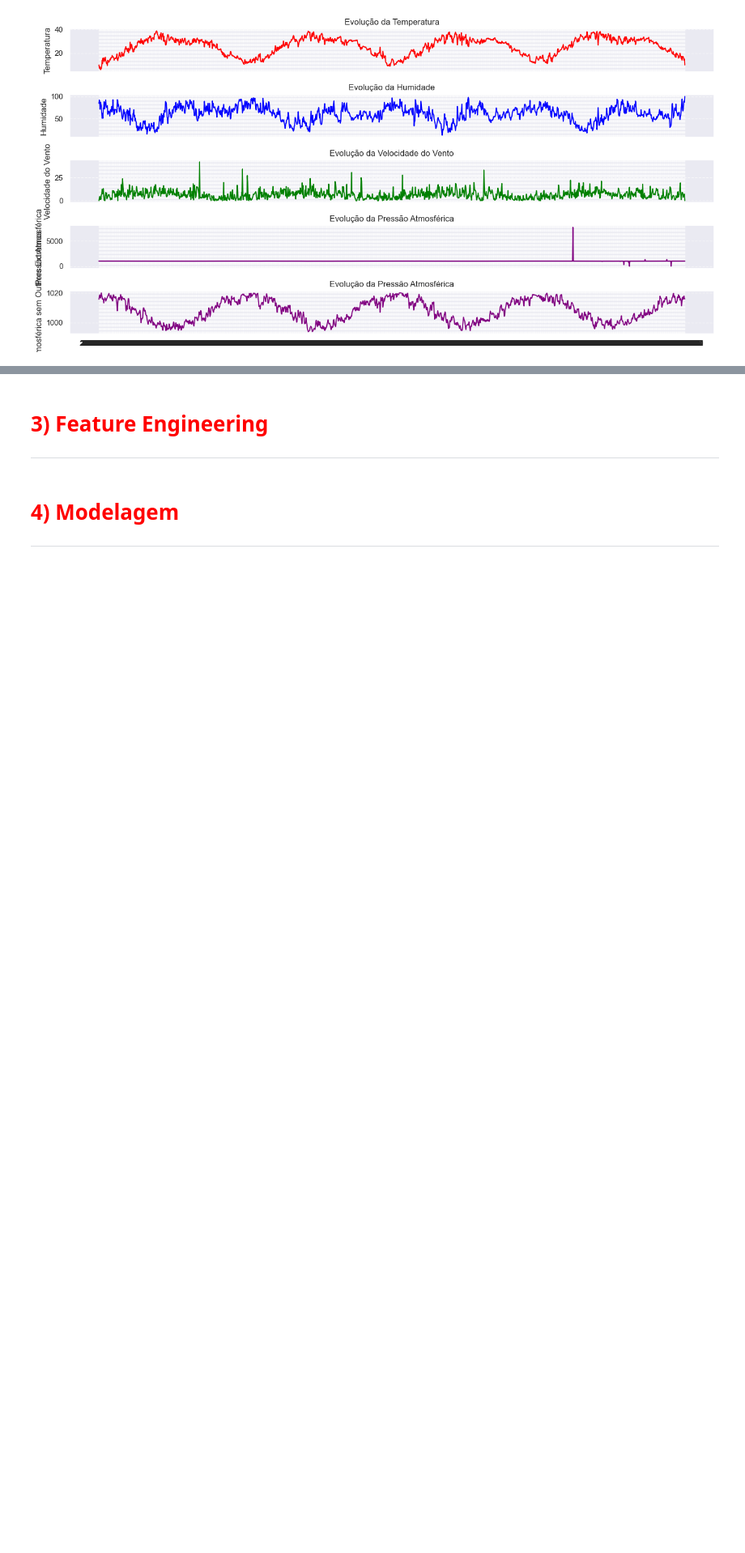
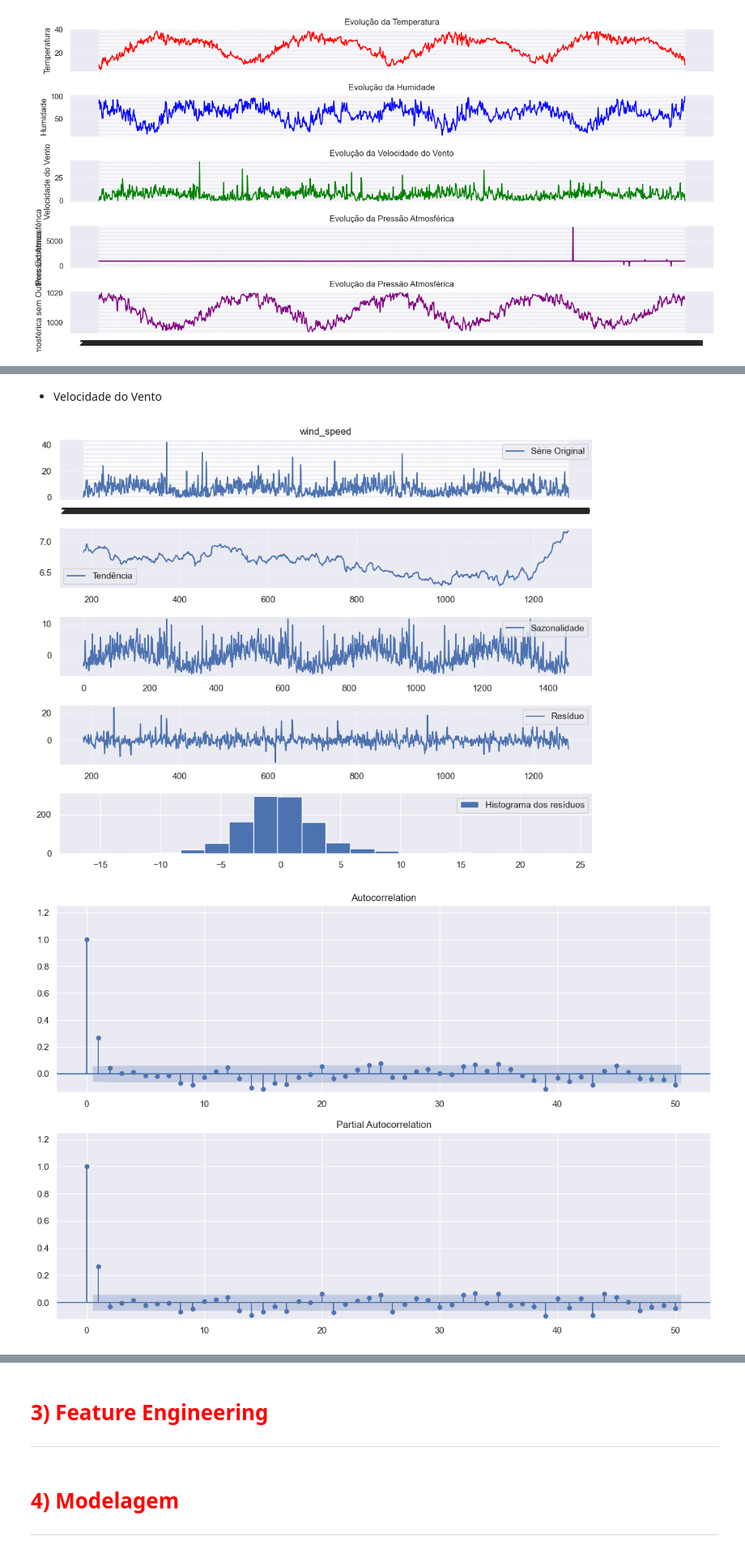
Before and after one commit to leonardovargas10/Modelo_Forecasting_Temperature-, a Jupyter notebook: Modelo_Forecasting.ipynb, the cells around one changed output, grey strips where cells are left out. Shown at 81% size. Cells and saved outputs as stored; diff of their text form; code cells hidden in the pictures; blank space fills up the shorter version.

```diff
--- a/Modelo_Forecasting.ipynb
+++ b/Modelo_Forecasting.ipynb
@@ -355,3 +409,48 @@ Não estacionária com nível de confiança de 95%
 KPSS
 p-value: 0.100
 Estacionária com nível de confiança de 95%
+# %% [markdown]
+- Velocidade do Vento
+# %%
+# Realizar a decomposição da série temporal
+result = seasonal_decompose(df_climate_train['wind_speed'], model='additive', period=365)
+
+# o primeiro número (5) representa o número total de linhas, e o segundo número (5) representa o índice do subplot dentro da grade.
+
+# Plotar os componentes decompostos
+plt.figure(figsize=(10, 8))
+
+plt.subplot(511)
+plt.plot(df_climate_train['date'], df_climate_train['wind_speed'], label='Série Original')
+plt.title('wind_speed')
+plt.grid(True, linestyle="--", alpha=0.6)
+plt.legend()
+
+plt.subplot(512)
+plt.plot(result.trend, label='Tendência')
+plt.grid(True, linestyle="--", alpha=0.6)
+plt.legend()
+
+plt.subplot(513)
+plt.plot(result.seasonal,label='Sazonalidade')
+plt.grid(True, linestyle="--", alpha=0.6)
+plt.legend()
+
+plt.subplot(514)
+plt.plot(result.resid, label='Resíduo')
+plt.grid(True, linestyle="--", alpha=0.6)
+plt.legend()
+
+plt.subplot(515)
+plt.hist(result.resid, bins=20, label="Histograma dos resíduos")
+plt.legend()
+
+plt.tight_layout()
+plt.show()
+
+plota_acf_pacf(result.resid.dropna())
+
+analisa_estacionaridade(df_climate_train['wind_speed'])
+# %% [output]
+[figure, added]
+[figure, added]
```
Also changed, not shown: parts of 8 cells of this notebook.
